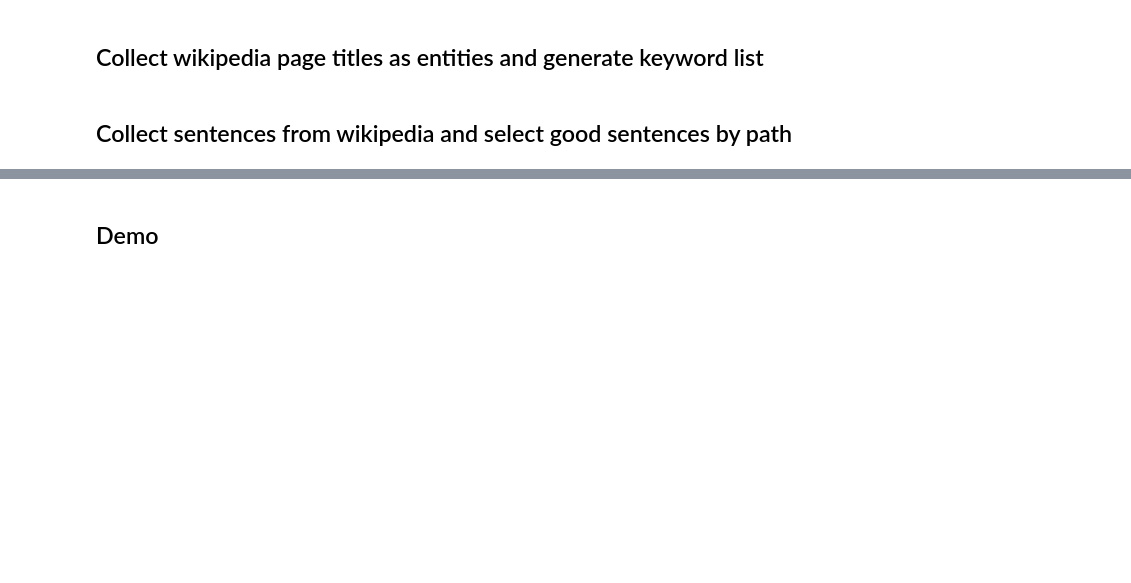
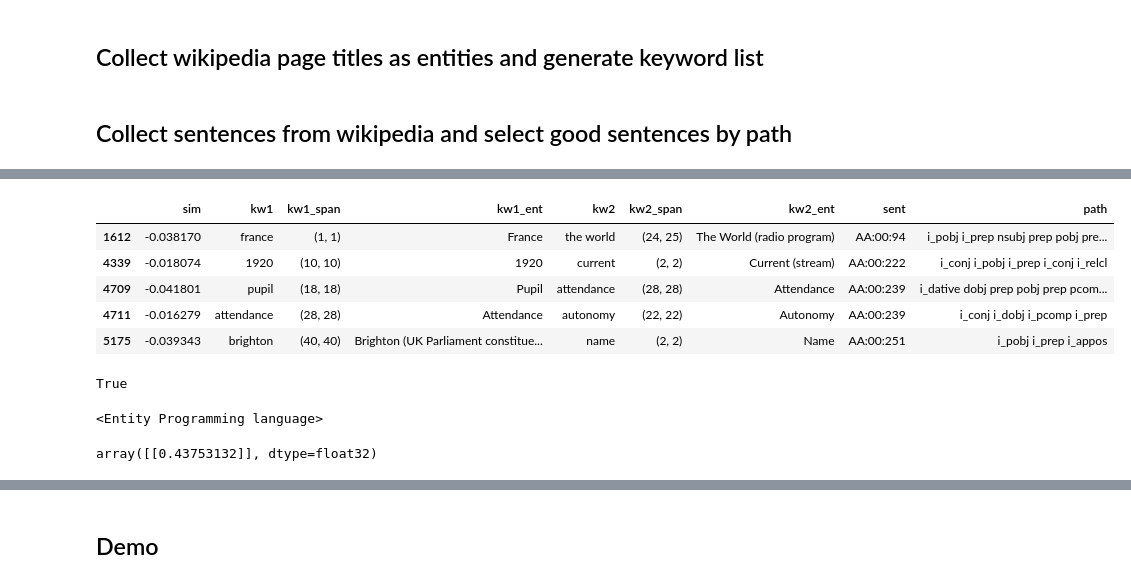
Before and after one commit to ZhuKerui/Forward, a Jupyter notebook: nb/extract_wiki.ipynb, the cells around one changed output, grey strips where cells are left out. Cells and saved outputs as stored; diff of their text form; code cells hidden in the pictures; blank space fills up the shorter version.

```diff
--- a/nb/extract_wiki.ipynb
+++ b/nb/extract_wiki.ipynb
@@ -153,0 +279,20 @@ True
+# %%
+dff = df[df['sim'] < 0.]
+# %%
+dff.head()
+# %% [output]
+|  | sim | kw1 | kw1_span | kw1_ent | kw2 | kw2_span | kw2_ent | sent | path |
+| 1612 | -0.038170 | france | (1, 1) | France | the world | (24, 25) | The World (radio program) | AA:00:94 | i_pobj i_prep nsubj prep pobj pre... |
+| 4339 | -0.018074 | 1920 | (10, 10) | 1920 | current | (2, 2) | Current (stream) | AA:00:222 | i_conj i_pobj i_prep i_conj i_relcl |
+| 4709 | -0.041801 | pupil | (18, 18) | Pupil | attendance | (28, 28) | Attendance | AA:00:239 | i_dative dobj prep pobj prep pcom... |
+| 4711 | -0.016279 | attendance | (28, 28) | Attendance | autonomy | (22, 22) | Autonomy | AA:00:239 | i_conj i_dobj i_pcomp i_prep |
+| 5175 | -0.039343 | brighton | (40, 40) | Brighton (UK Parliament constitue... | name | (2, 2) | Name | AA:00:251 | i_pobj i_prep i_appos |
+# %%
+'programming language' in my_mention_dict
+# %% [output]
+True
+# %%
+for idx in my_mention_dict['programming language']:
+    print(w2vec.dictionary.get_item_by_index(idx))
+# %% [output]
+<Entity Programming language>
@@ -153,0 +301,4 @@ True
+# %%
+cosine_similarity(w2vec.get_entity_vector('Political movement').reshape(1, -1), w2vec.get_entity_vector('Hierarchy').reshape(1, -1))
+# %% [output]
+array([[0.43753132]], dtype=float32)
```
Also changed, not shown: parts of 21 cells of this notebook, 3 other files.
